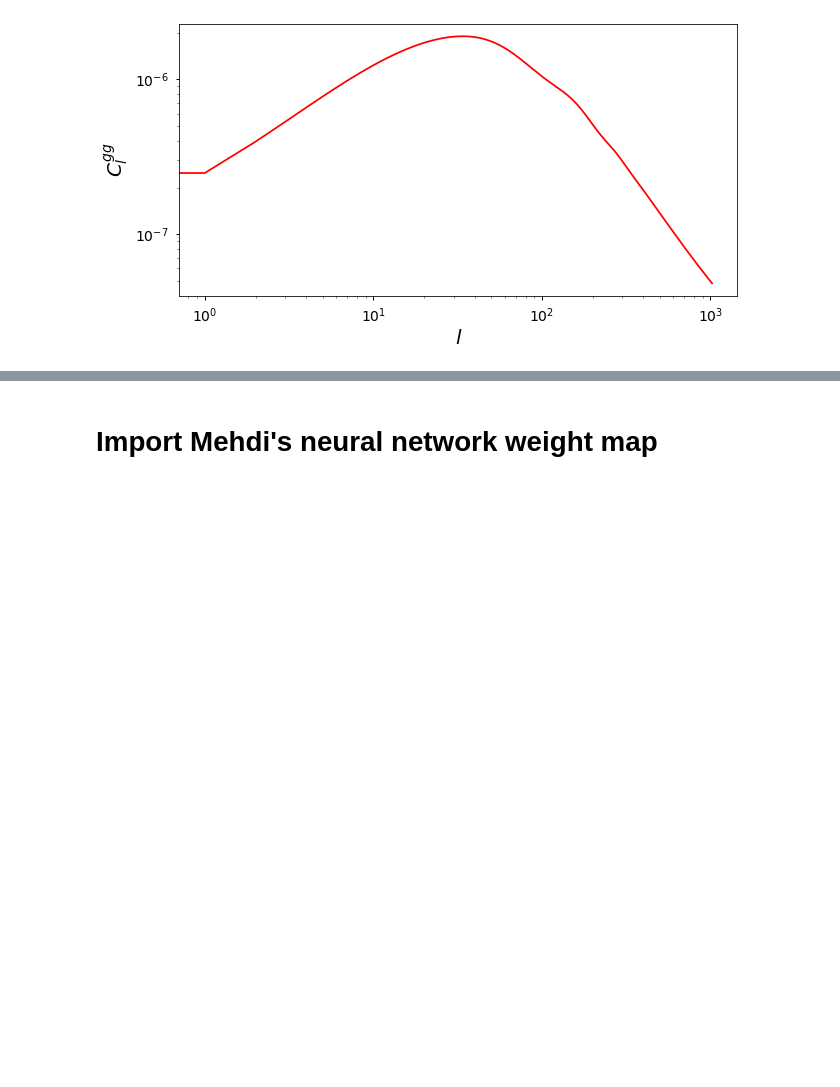
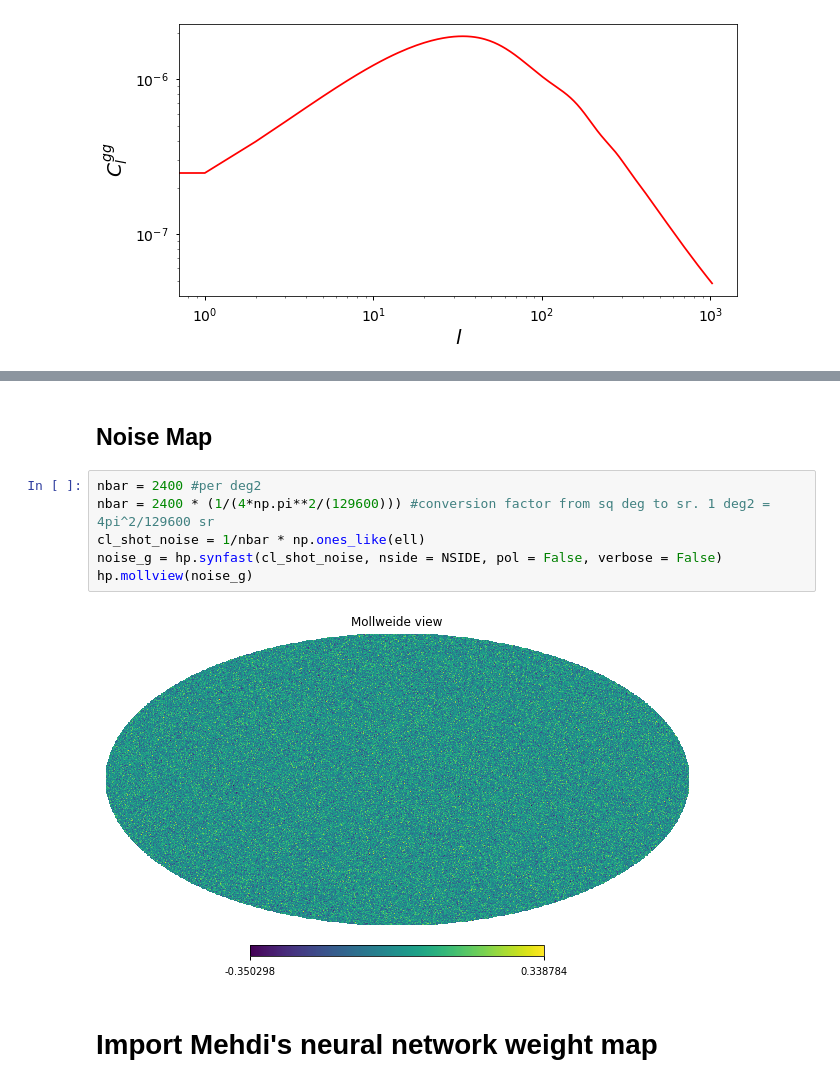
Before and after one commit to tanveerkarim/imaging-sys-covariance, a Jupyter notebook: notebooks/generate_mocks.ipynb, the cells around one changed output, grey strips where cells are left out. Cells and saved outputs as stored; diff of their text form; blank space fills up the shorter version.

```diff
--- a/notebooks/generate_mocks.ipynb
+++ b/notebooks/generate_mocks.ipynb
@@ -110,3 +112,13 @@ hp.mollview(m_g)
+# %% [markdown]
+## Noise Map
+# %%
+nbar = 2400 #per deg2
+nbar = 2400 * (1/(4*np.pi**2/(129600))) #conversion factor from sq deg to sr. 1 deg2 = 4pi^2/129600 sr
+cl_shot_noise = 1/nbar * np.ones_like(ell)
+noise_g = hp.synfast(cl_shot_noise, nside = NSIDE, pol = False, verbose = False)
+hp.mollview(noise_g)
+# %% [output]
+[figure, added]
 # %% [markdown]
 # Import Mehdi's neural network weight map
 # %%
```
Also changed, not shown: parts of 20 cells of this notebook.
